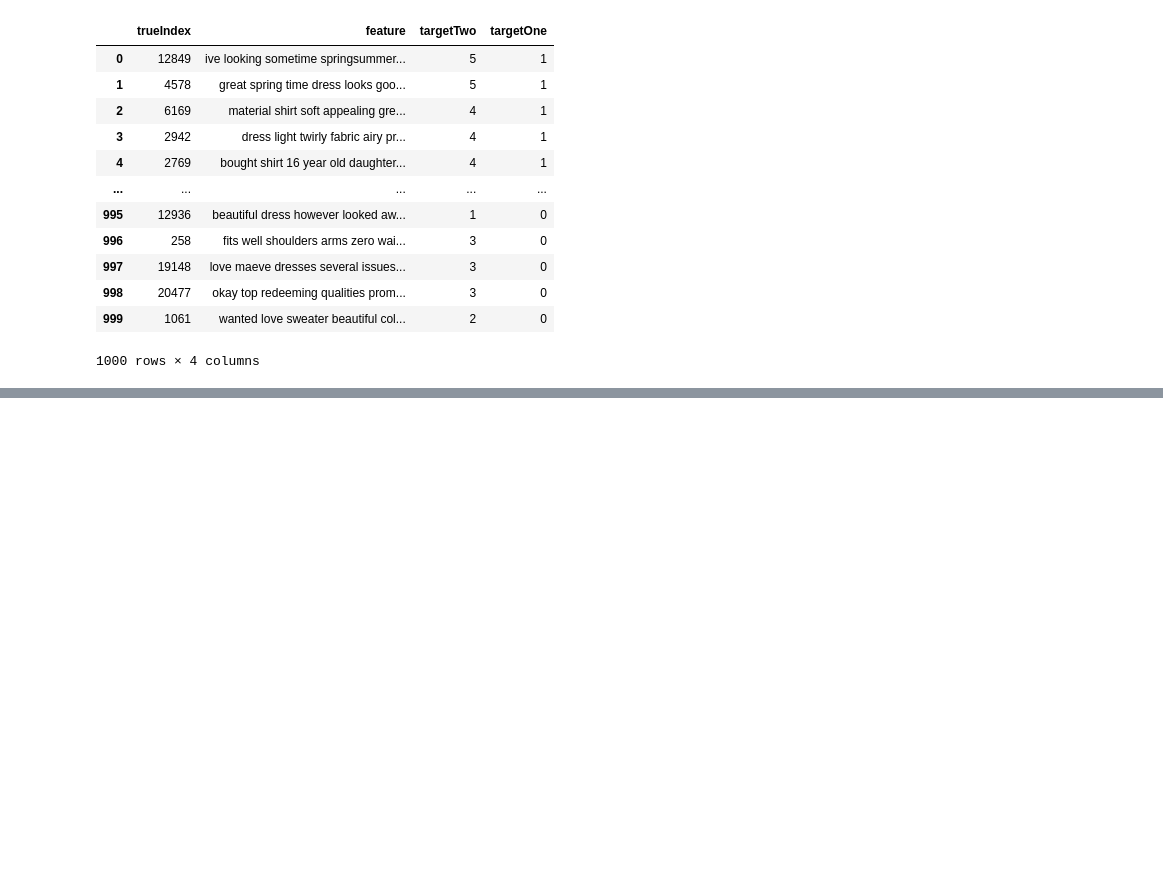
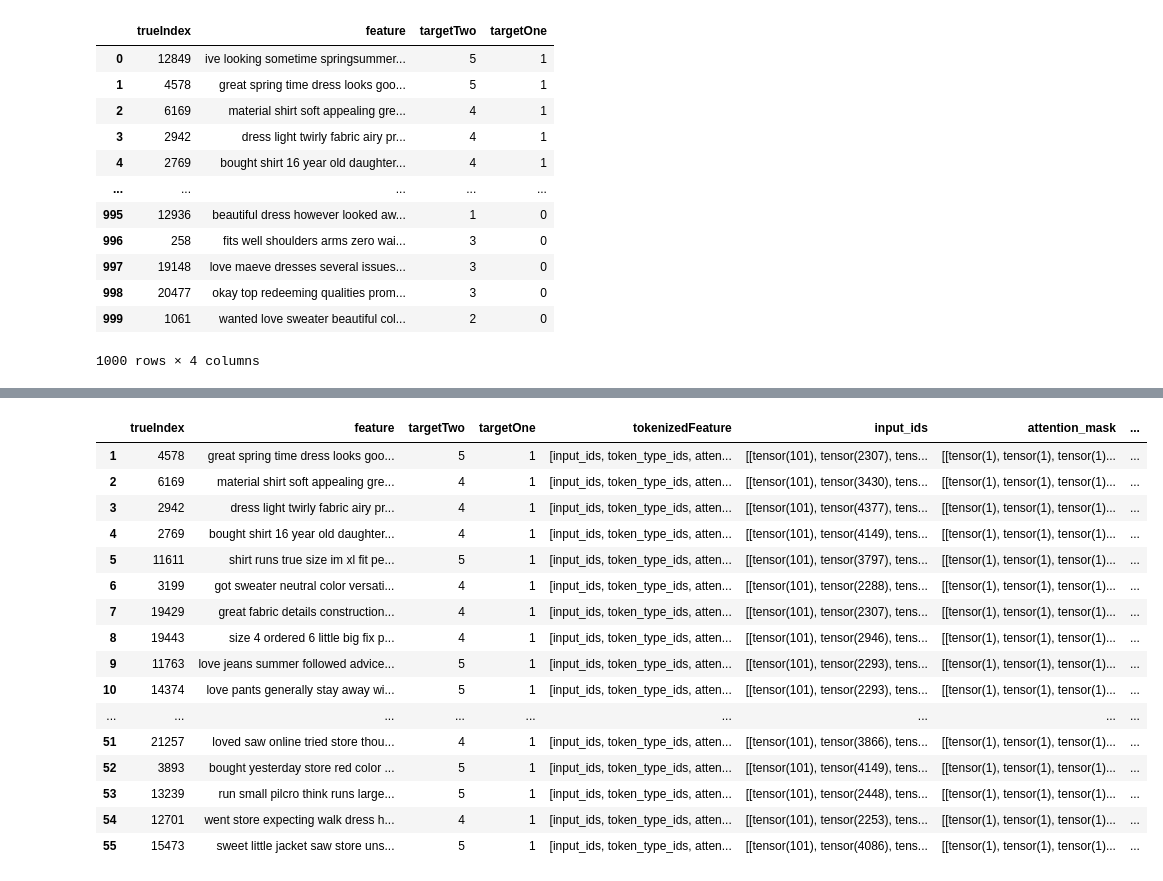
Before and after one commit to tonderai-m/nlp-classification, a Jupyter notebook: my_new_notebook.ipynb, the cells around one changed output, grey strips where cells are left out. Cells and saved outputs as stored; diff of their text form; code cells hidden in the pictures; blank space fills up the shorter version.

```diff
--- a/my_new_notebook.ipynb
+++ b/my_new_notebook.ipynb
@@ -422,0 +218,22 @@ class LitNetwork(pl.LightningModule):
+# %%
+df_1 = dataset.all
+# %%
+df_1[1:56]
+# %% [output]
+|  | trueIndex | feature | targetTwo | targetOne | tokenizedFeature | input_ids | attention_mask | ... |
+| 1 | 4578 | great spring time dress looks goo... | 5 | 1 | [input_ids, token_type_ids, atten... | [[tensor(101), tensor(2307), tens... | [[tensor(1), tensor(1), tensor(1)... | ... |
+| 2 | 6169 | material shirt soft appealing gre... | 4 | 1 | [input_ids, token_type_ids, atten... | [[tensor(101), tensor(3430), tens... | [[tensor(1), tensor(1), tensor(1)... | ... |
+| 3 | 2942 | dress light twirly fabric airy pr... | 4 | 1 | [input_ids, token_type_ids, atten... | [[tensor(101), tensor(4377), tens... | [[tensor(1), tensor(1), tensor(1)... | ... |
+| 4 | 2769 | bought shirt 16 year old daughter... | 4 | 1 | [input_ids, token_type_ids, atten... | [[tensor(101), tensor(4149), tens... | [[tensor(1), tensor(1), tensor(1)... | ... |
+| 5 | 11611 | shirt runs true size im xl fit pe... | 5 | 1 | [input_ids, token_type_ids, atten... | [[tensor(101), tensor(3797), tens... | [[tensor(1), tensor(1), tensor(1)... | ... |
+| 6 | 3199 | got sweater neutral color versati... | 4 | 1 | [input_ids, token_type_ids, atten... | [[tensor(101), tensor(2288), tens... | [[tensor(1), tensor(1), tensor(1)... | ... |
+| 7 | 19429 | great fabric details construction... | 4 | 1 | [input_ids, token_type_ids, atten... | [[tensor(101), tensor(2307), tens... | [[tensor(1), tensor(1), tensor(1)... | ... |
+| 8 | 19443 | size 4 ordered 6 little big fix p... | 4 | 1 | [input_ids, token_type_ids, atten... | [[tensor(101), tensor(2946), tens... | [[tensor(1), tensor(1), tensor(1)... | ... |
+| 9 | 11763 | love jeans summer followed advice... | 5 | 1 | [input_ids, token_type_ids, atten... | [[tensor(101), tensor(2293), tens... | [[tensor(1), tensor(1), tensor(1)... | ... |
+| 10 | 14374 | love pants generally stay away wi... | 5 | 1 | [input_ids, token_type_ids, atten... | [[tensor(101), tensor(2293), tens... | [[tensor(1), tensor(1), tensor(1)... | ... |
+| ... | ... | ... | ... | ... | ... | ... | ... | ... |
+| 51 | 21257 | loved saw online tried store thou... | 4 | 1 | [input_ids, token_type_ids, atten... | [[tensor(101), tensor(3866), tens... | [[tensor(1), tensor(1), tensor(1)... | ... |
+| 52 | 3893 | bought yesterday store red color ... | 5 | 1 | [input_ids, token_type_ids, atten... | [[tensor(101), tensor(4149), tens... | [[tensor(1), tensor(1), tensor(1)... | ... |
+| 53 | 13239 | run small pilcro think runs large... | 5 | 1 | [input_ids, token_type_ids, atten... | [[tensor(101), tensor(2448), tens... | [[tensor(1), tensor(1), tensor(1)... | ... |
+| 54 | 12701 | went store expecting walk dress h... | 4 | 1 | [input_ids, token_type_ids, atten... | [[tensor(101), tensor(2253), tens... | [[tensor(1), tensor(1), tensor(1)... | ... |
+| 55 | 15473 | sweet little jacket saw store uns... | 5 | 1 | [input_ids, token_type_ids, atten... | [[tensor(101), tensor(4086), tens... | [[tensor(1), tensor(1), tensor(1)... | ... |
```
Also changed, not shown: parts of 48 cells of this notebook, 6 other files.
